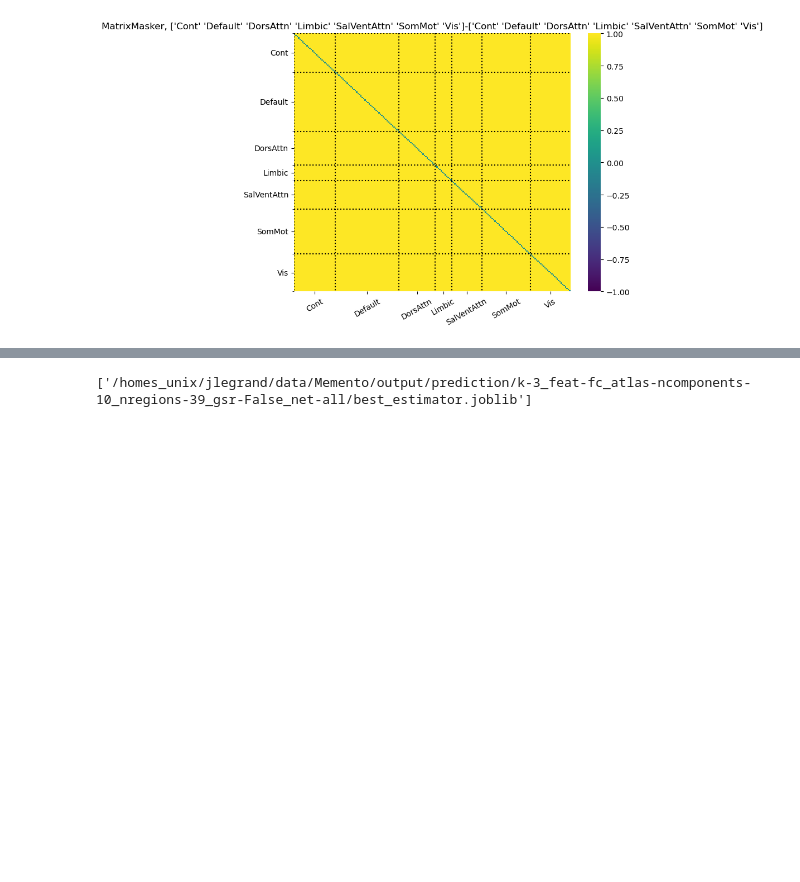
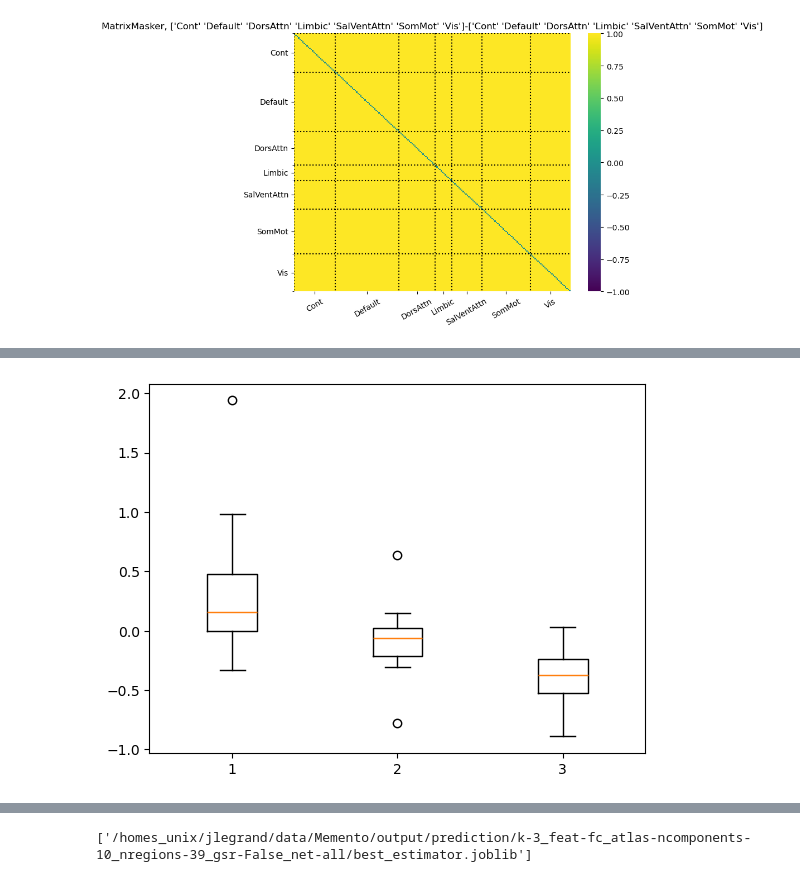
Before and after one commit to jonathan-legrand/cogpred, a Jupyter notebook: predict_cluster_fc.ipynb, the cells around one changed output, grey strips where cells are left out. Cells and saved outputs as stored; diff of their text form; code cells hidden in the pictures; blank space fills up the shorter version.

```diff
--- a/predict_cluster_fc.ipynb
+++ b/predict_cluster_fc.ipynb
@@ -216,3 +122,17 @@ plt.show()
+# %%
+r_stable = hmat[:, 0, ...].mean(axis=(1, 2))
+r_slow = hmat[:, 1, ...].mean(axis=(1, 2))
+r_steep = hmat[:, 2, ...].mean(axis=(1, 2))
+plt.boxplot(
+    (
+        r_stable,
+        r_slow,
+        r_steep,
+    )
+)
+plt.show()
+# %% [output]
+[figure, added]
 # %%
 atlas = Atlas.from_name(ATLAS)
 def net_select(label):
```
Also changed, not shown: parts of 9 cells of this notebook, 2 other files.
